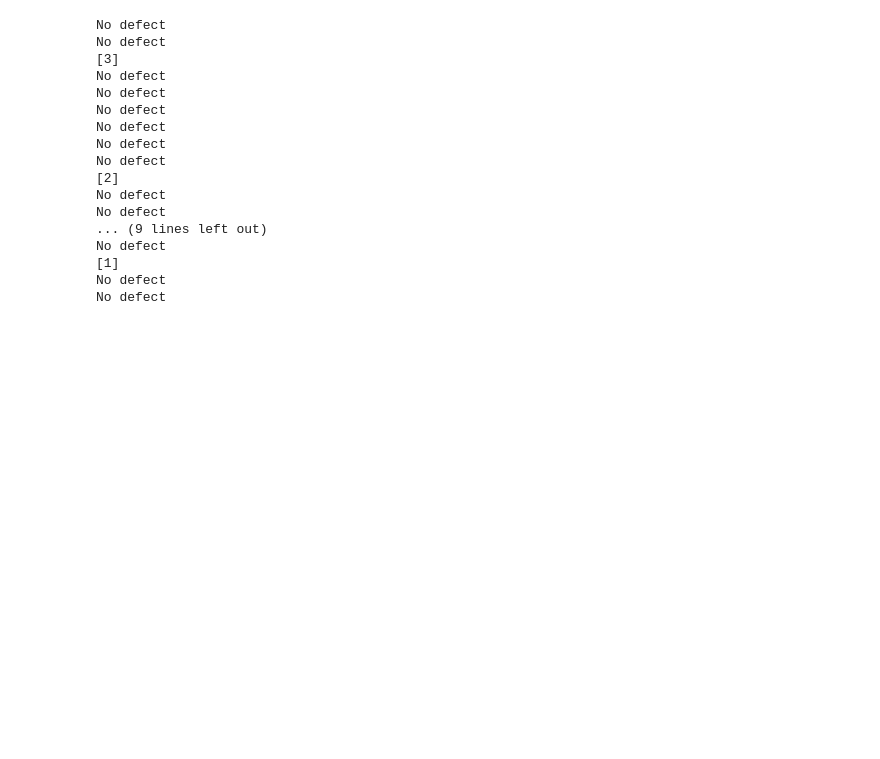
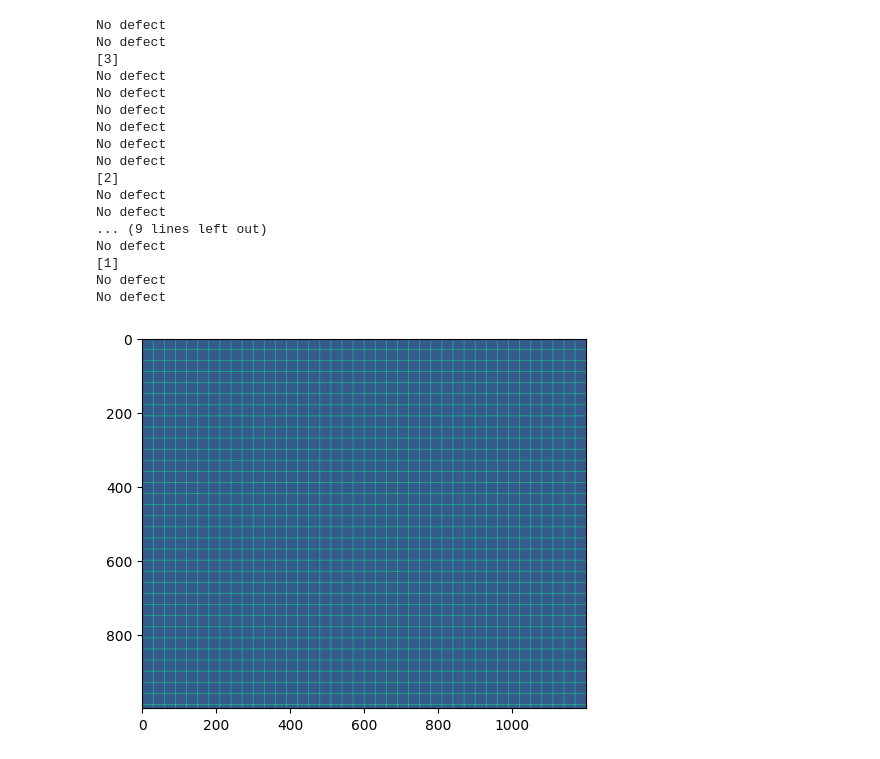
Before and after one commit to SharmilaJ14/KLA_Workshop, a Jupyter notebook: KLA Workshop.ipynb, the cells around one changed output. Cells and saved outputs as stored; diff of their text form; code cells hidden in the pictures; blank space fills up the shorter version.

```diff
--- a/KLA Workshop.ipynb
+++ b/KLA Workshop.ipynb
@@ -188,20 +188,29 @@ def detectDefect(row):
         else:
             errorpixel[row[i]].append(i+1)
     print(errorpixel)
-    """if all([v in gray for v in value]):
-        return "No defect"
-    else:
-        value.sort()
-        ngray=0
-        for i in range(len(value)-1):
-            ngray+=len(errorpixel[value[i]])
-        if(ngray<len(errorpixel[255])):
-            return errorpixel[255]
-        return np.concat([errorpixel[value[i]] for i in range(len(value)-1)])"""
     if(len(errorpixel)==2):
         if(len(errorpixel[value[0]])<len(errorpixel[value[1]])):
             return errorpixel[value[0]]
         return errorpixel[value[1]]
+# %%
+def detectDefect(row):
+    if(all([i==row[0] for i in row])):
+        return "No defect"
+    value=[]
+    errorpixel={}
+    for i in range(len(row)):
+        if row[i] not in value:
+            value.append(row[i])
+            errorpixel[row[i]]=[i+1,]
+        else:
+            errorpixel[row[i]].append(i+1)
+    print(errorpixel)
+    s=[len(errorpixel[value[i]]) for i in range(len(value))]
+    p=[]
+    for i in errorpixel.values():
+        if(len(i)!=max(s)):
+            p.extend(i)
+    return p
 # %%
 """die1=die1[::-1,:]
 die2=die2[::-1,:]
@@ -346,3 +355,11 @@ No defect
 [1]
 No defect
 No defect
+# %%
+#Level 2
+die12=[]
+for i in range(15):
+    die12.append(cv2.imread(f"wafer_image_{i+1}(l2).png",cv2.IMREAD_GRAYSCALE))
+    plt.imshow(die12[i])
+# %% [output]
+[figure, added]
```
Also changed, not shown: parts of 15 cells of this notebook.
